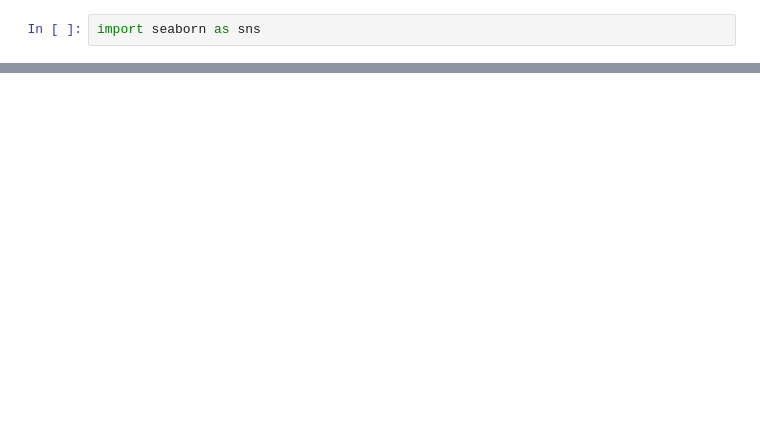
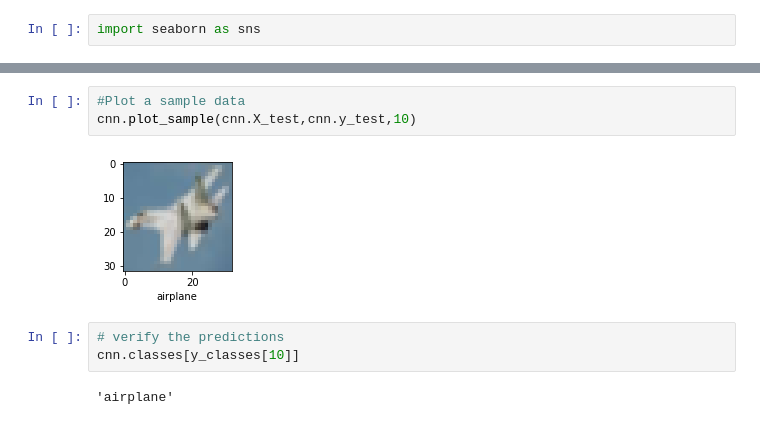
Before and after one commit to Kayalks/deep_learning, a Jupyter notebook: image_classification/cnn_cifar10_dataset.ipynb, the cells around one changed output, grey strips where cells are left out. Saved outputs shown, nothing was run; the diff lists cells and outputs as text; blank space fills up the shorter version.

```diff
--- a/image_classification/cnn_cifar10_dataset.ipynb
+++ b/image_classification/cnn_cifar10_dataset.ipynb
@@ -167,0 +184,10 @@ plt.show()
+# %%
+#Plot a sample data
+cnn.plot_sample(cnn.X_test,cnn.y_test,10)
+# %% [output]
+[figure, added]
+# %%
+# verify the predictions
+cnn.classes[y_classes[10]]
+# %% [output]
+'airplane'
```
Also changed, not shown: parts of 13 cells of this notebook.
